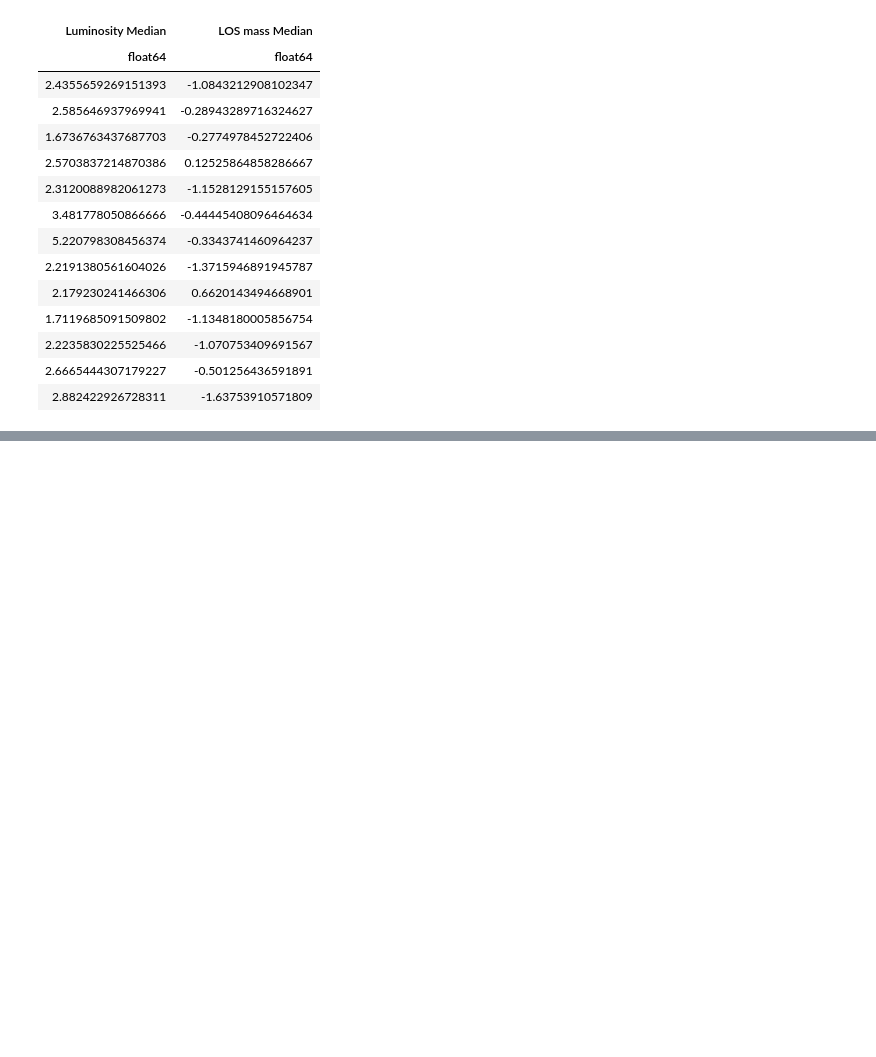
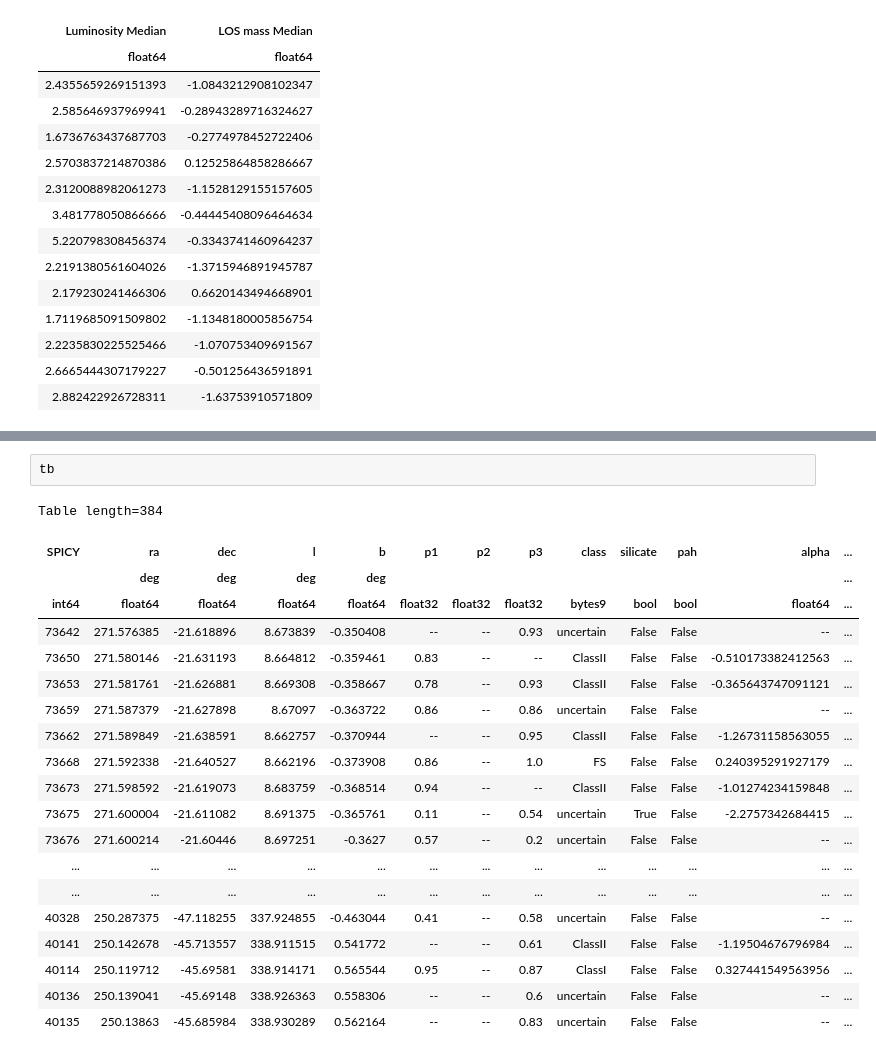
Before and after one commit to keflavich/SPICY_ALMAIMF, a Jupyter notebook: notebooks/MergeTables.ipynb, the cells around one changed output, grey strips where cells are left out. Cells and saved outputs as stored; diff of their text form; blank space fills up the shorter version.

```diff
--- a/notebooks/MergeTables.ipynb
+++ b/notebooks/MergeTables.ipynb
@@ -243,0 +248,23 @@ pl.legend(loc='best')
+# %%
+tb
+# %% [output]
+Table length=384
+| SPICY | ra | dec | l | b | p1 | p2 | p3 | class | silicate | pah | alpha | ... |
+|  | deg | deg | deg | deg |  |  |  |  |  |  |  | ... |
+| int64 | float64 | float64 | float64 | float64 | float32 | float32 | float32 | bytes9 | bool | bool | float64 | ... |
+| 73642 | 271.576385 | -21.618896 | 8.673839 | -0.350408 | -- | -- | 0.93 | uncertain | False | False | -- | ... |
+| 73650 | 271.580146 | -21.631193 | 8.664812 | -0.359461 | 0.83 | -- | -- | ClassII | False | False | -0.510173382412563 | ... |
+| 73653 | 271.581761 | -21.626881 | 8.669308 | -0.358667 | 0.78 | -- | 0.93 | ClassII | False | False | -0.365643747091121 | ... |
+| 73659 | 271.587379 | -21.627898 | 8.67097 | -0.363722 | 0.86 | -- | 0.86 | uncertain | False | False | -- | ... |
+| 73662 | 271.589849 | -21.638591 | 8.662757 | -0.370944 | -- | -- | 0.95 | ClassII | False | False | -1.26731158563055 | ... |
+| 73668 | 271.592338 | -21.640527 | 8.662196 | -0.373908 | 0.86 | -- | 1.0 | FS | False | False | 0.240395291927179 | ... |
+| 73673 | 271.598592 | -21.619073 | 8.683759 | -0.368514 | 0.94 | -- | -- | ClassII | False | False | -1.01274234159848 | ... |
+| 73675 | 271.600004 | -21.611082 | 8.691375 | -0.365761 | 0.11 | -- | 0.54 | uncertain | True | False | -2.2757342684415 | ... |
+| 73676 | 271.600214 | -21.60446 | 8.697251 | -0.3627 | 0.57 | -- | 0.2 | uncertain | False | False | -- | ... |
+| ... | ... | ... | ... | ... | ... | ... | ... | ... | ... | ... | ... | ... |
+| ... | ... | ... | ... | ... | ... | ... | ... | ... | ... | ... | ... | ... |
+| 40328 | 250.287375 | -47.118255 | 337.924855 | -0.463044 | 0.41 | -- | 0.58 | uncertain | False | False | -- | ... |
+| 40141 | 250.142678 | -45.713557 | 338.911515 | 0.541772 | -- | -- | 0.61 | ClassII | False | False | -1.19504676796984 | ... |
+| 40114 | 250.119712 | -45.69581 | 338.914171 | 0.565544 | 0.95 | -- | 0.87 | ClassI | False | False | 0.327441549563956 | ... |
+| 40136 | 250.139041 | -45.69148 | 338.926363 | 0.558306 | -- | -- | 0.6 | uncertain | False | False | -- | ... |
+| 40135 | 250.13863 | -45.685984 | 338.930289 | 0.562164 | -- | -- | 0.83 | uncertain | False | False | -- | ... |
```
Also changed, not shown: parts of 12 cells of this notebook.
